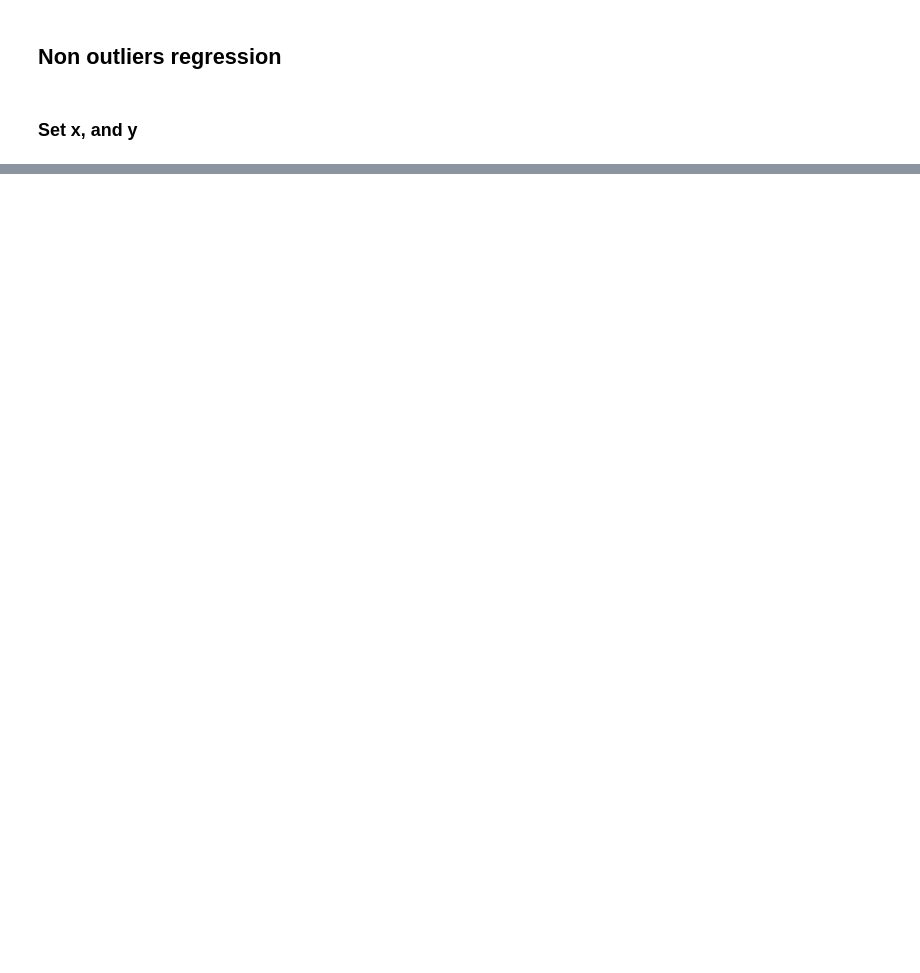
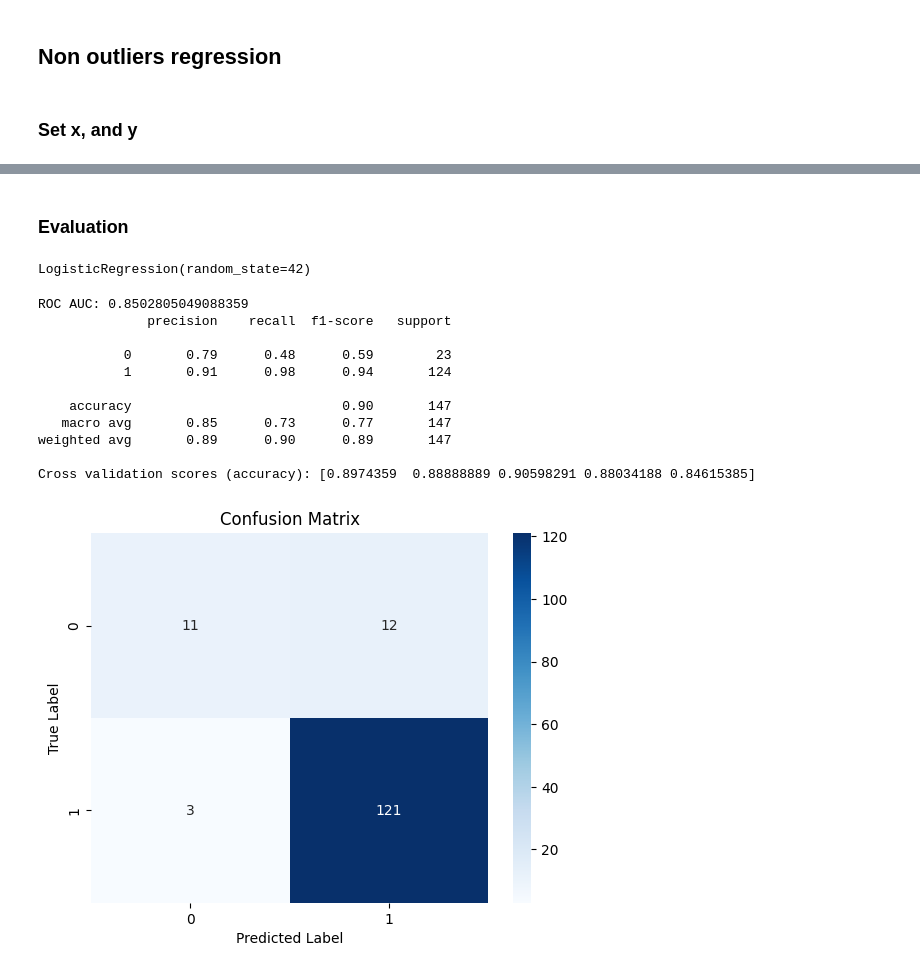
Before and after one commit to MinaAlberDS/Codveda-Internship, a Jupyter notebook: Level 2/Task 2/Logistic Regression.ipynb, the cells around one changed output, grey strips where cells are left out. Cells and saved outputs as stored; diff of their text form; code cells hidden in the pictures; blank space fills up the shorter version.

```diff
--- a/Level 2/Task 2/Logistic Regression.ipynb
+++ b/Level 2/Task 2/Logistic Regression.ipynb
@@ -132,0 +245,12 @@ VIF for has_full_facilities: 3.655640687467417
+# %%
+#### Add some interactions
+x["log(sqm)_centered"] = x["log(sqm)"] - x["log(sqm)"].mean()
+
+x["other features * log(sqm)_centered"] = x["has_other_features"] * x["log(sqm)_centered"]
+x["has_facilities * log(sqm)_centered"] = x["has_full_facilities"] * x["log(sqm)_centered"]
+x["has_facilities * has_green_view"] = x["has_full_facilities"] * x["has_green_view"]
+
+### Drop the original columns
+x.drop(columns=["log(sqm)","has_security_features"], inplace=True)
+
+x
@@ -135,4 +273,5 @@ VIF for has_full_facilities: 3.655640687467417
 # %%
+x_train, x_test, y_train, y_test = split_data(x, y, test_size=0.2)
 train_df = x_train.join(y_train)
-logit_model, removed_vars, _ = general_to_specific(train_df, "propertyCategory_Commercial", x_train.columns, reg_type="Logistic")
+logit_model, removed_vars, _ = general_to_specific(train_df, "Is apartment", x_train.columns, reg_type="Logistic")
 # %% [output]
@@ -155,0 +295,47 @@ has_full_facilities                 1.8521   0.6586   2.8121 0.0049   0.5612   3
+# %% [markdown]
+### Evaluation
+# %%
+logit_sklearn_model = LogisticRegression(random_state=42).fit(x_train, y_train)
+
+logit_sklearn_model
+# %% [output]
+LogisticRegression(random_state=42)
+# %%
+y_pred_prob = logit_sklearn_model.predict_proba(x_test)[:,1]
+y_pred = (y_pred_prob > 0.5).astype(int)
+
+def model_performance(y_test, y_pred_prob, y_pred, model, y_train, x_train):
+    """Evaluate the performance of the model using various metrics.
+
+    Args:
+        y_test (array-like): True labels.
+        y_pred_prob (array-like): Predicted probabilities for the positive class.
+        y_pred (array-like): Predicted labels.
+        model: The trained model.
+        y_train (array-like): Training labels.
+        x_train (array-like): Training features.
+    """
+    confusion_matrix_ = confusion_matrix(y_test, y_pred)
+    sns.heatmap(confusion_matrix_, annot=True, fmt='d', cmap='Blues')
+    plt.xlabel('Predicted Label')
+    plt.ylabel('True Label')
+    plt.title('Confusion Matrix')
+
+    print("ROC AUC:", roc_auc_score(y_test, y_pred_prob))
+    print(classification_report(y_test, y_pred))
+    print("Cross validation scores (accuracy):", cross_val_score(model, x_train, y_train, cv=5, scoring='accuracy'))
+
+model_performance(y_test, y_pred_prob, y_pred, logit_sklearn_model, y_train, x_train)
+# %% [output]
+ROC AUC: 0.8502805049088359
+              precision    recall  f1-score   support
+
+           0       0.79      0.48      0.59        23
+           1       0.91      0.98      0.94       124
+
+    accuracy                           0.90       147
+   macro avg       0.85      0.73      0.77       147
+weighted avg       0.89      0.90      0.89       147
+
+Cross validation scores (accuracy): [0.8974359  0.88888889 0.90598291 0.88034188 0.84615385]
+[figure, added]
```
Also changed, not shown: parts of 40 cells of this notebook, 2 other files.
